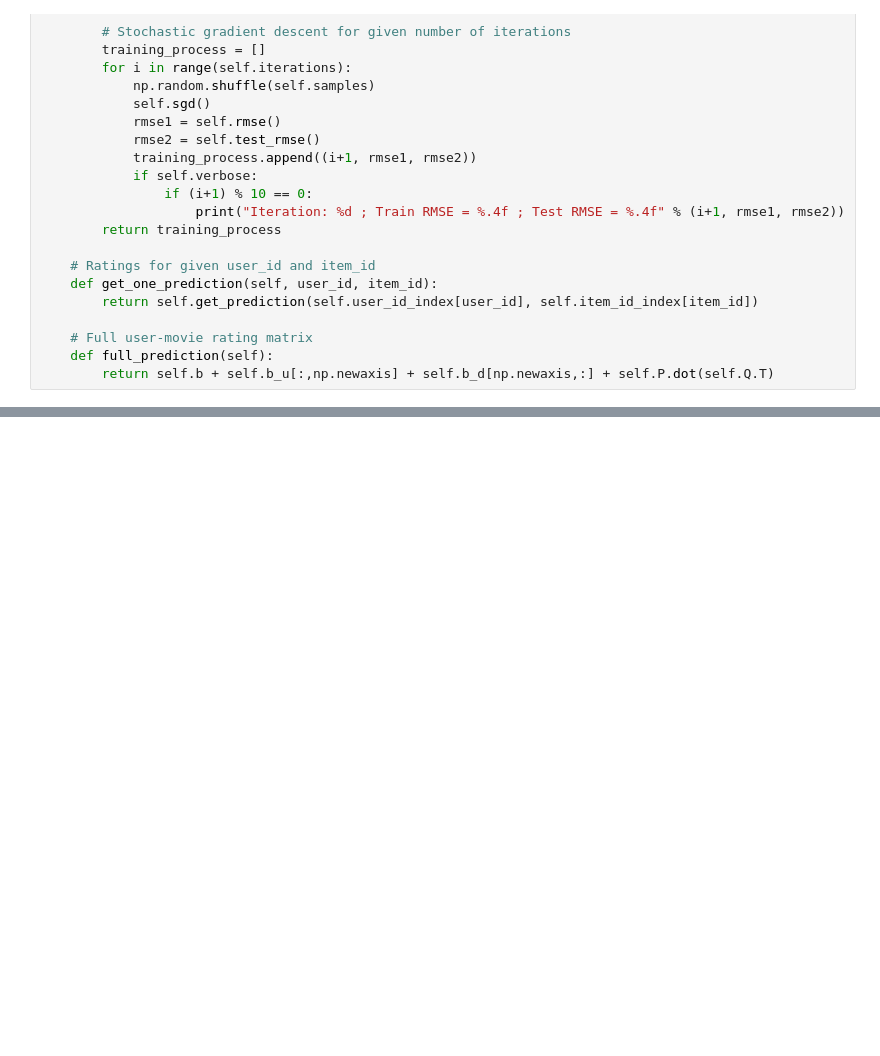
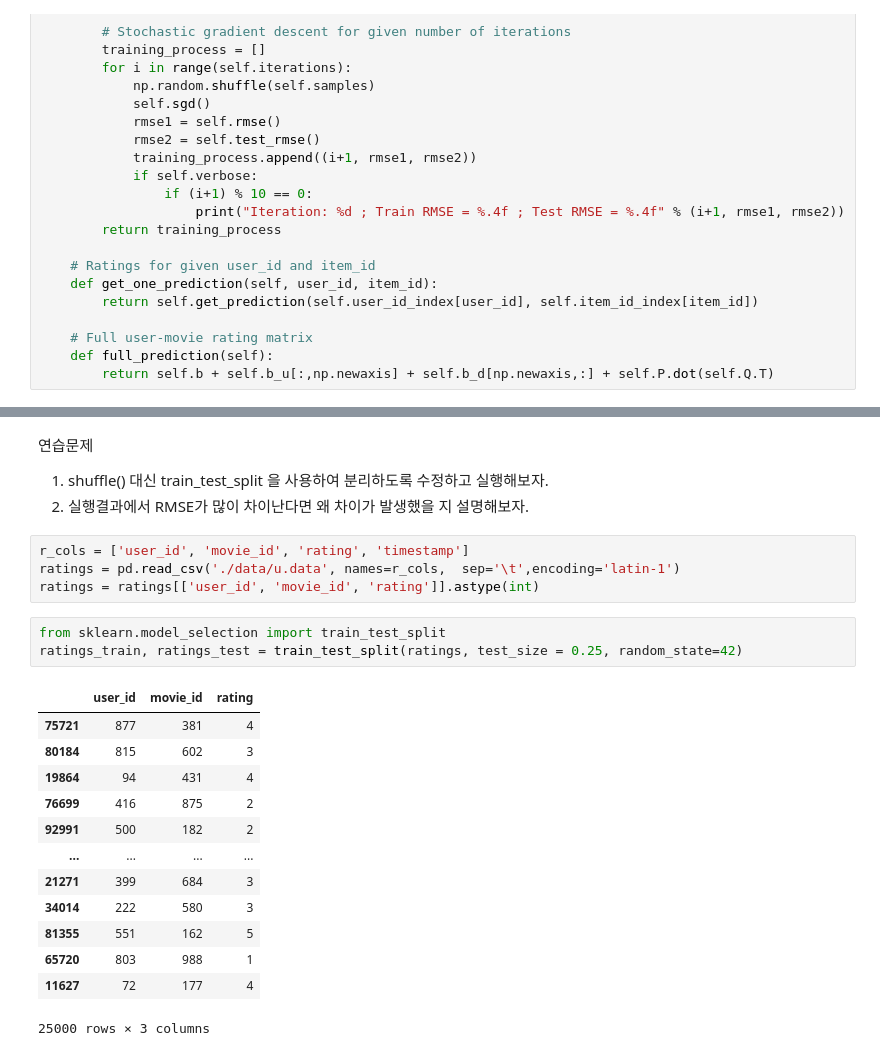
Before and after one commit to Junoflows/REC_basic, a Jupyter notebook: CH4. Matrix Factorization(MF) 기반 추천.ipynb, the cells around one changed output, grey strips where cells are left out. Cells and saved outputs as stored; diff of their text form; blank space fills up the shorter version.

```diff
--- a/CH4. Matrix Factorization(MF) 기반 추천.ipynb
+++ b/CH4. Matrix Factorization(MF) 기반 추천.ipynb
@@ -296,0 +297,25 @@ print(mf.get_one_prediction(1, 2))
+# %% [markdown]
+연습문제
+1. shuffle() 대신 train_test_split 을 사용하여 분리하도록 수정하고 실행해보자.
+2. 실행결과에서 RMSE가 많이 차이난다면 왜 차이가 발생했을 지 설명해보자.
+# %%
+r_cols = ['user_id', 'movie_id', 'rating', 'timestamp']
+ratings = pd.read_csv('./data/u.data', names=r_cols,  sep='\t',encoding='latin-1')
+ratings = ratings[['user_id', 'movie_id', 'rating']].astype(int)
+# %%
+from sklearn.model_selection import train_test_split
+ratings_train, ratings_test = train_test_split(ratings, test_size = 0.25, random_state=42)
+# %% [output]
+|  | user_id | movie_id | rating |
+| 75721 | 877 | 381 | 4 |
+| 80184 | 815 | 602 | 3 |
+| 19864 | 94 | 431 | 4 |
+| 76699 | 416 | 875 | 2 |
+| 92991 | 500 | 182 | 2 |
+| ... | ... | ... | ... |
+| 21271 | 399 | 684 | 3 |
+| 34014 | 222 | 580 | 3 |
+| 81355 | 551 | 162 | 5 |
+| 65720 | 803 | 988 | 1 |
+| 11627 | 72 | 177 | 4 |
+25000 rows × 3 columns
```
Also changed, not shown: parts of 12 cells of this notebook.
